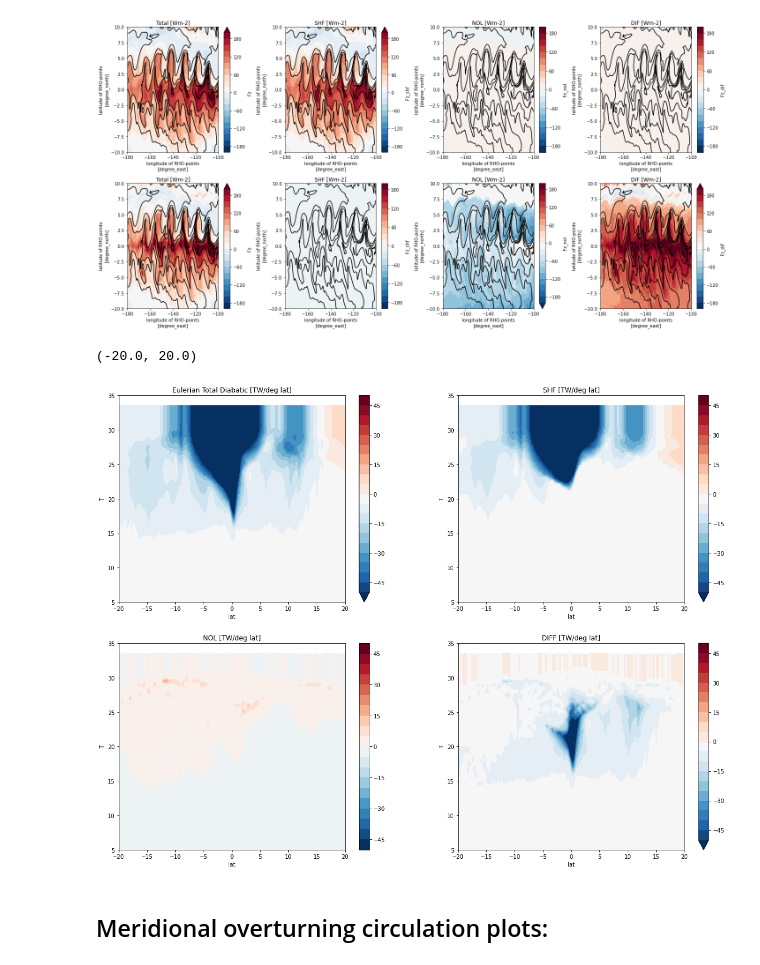
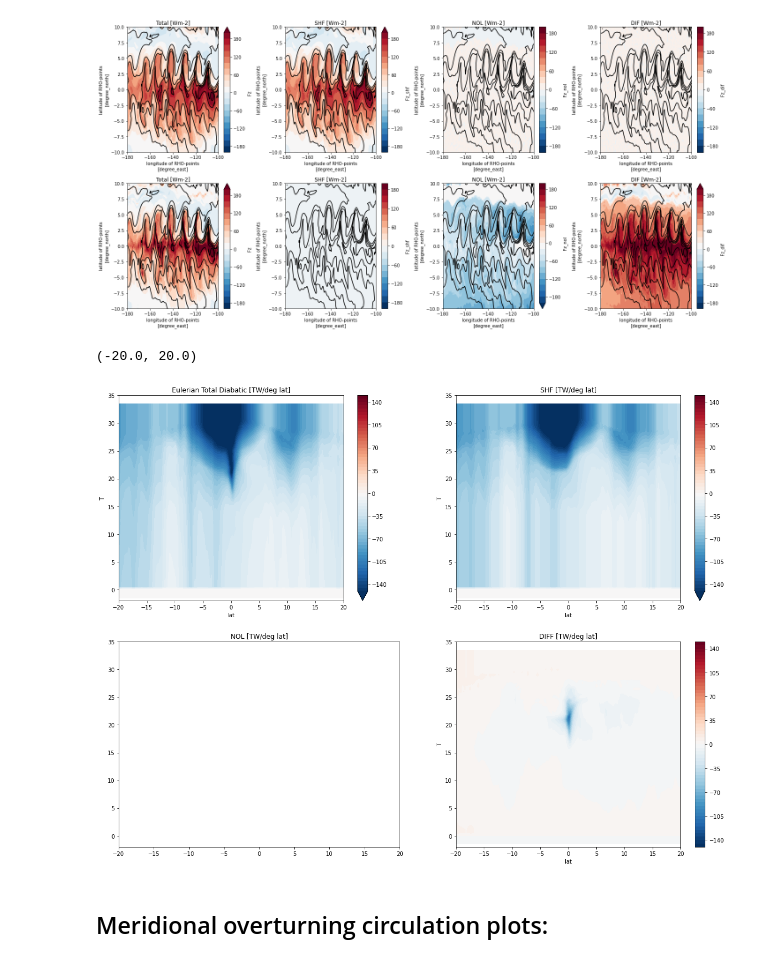
Before and after one commit to rmholmes/SAPEQ_ROMS_analysis, a Jupyter notebook: ROMS_Analysis.ipynb, the cells around one changed output. Cells and saved outputs as stored; diff of their text form; code cells hidden in the pictures.

```diff
--- a/ROMS_Analysis.ipynb
+++ b/ROMS_Analysis.ipynb
@@ -59,8 +59,8 @@ dT = 0.5
 tvec = np.arange(-2.,34.,dT)
 
 def add_zT(f):
-    f = f.assign_coords({'z_e':zvec}).assign_coords({'z':zvec[1:]})
-    f = f.assign_coords({'T_e':tvec}).assign_coords({'T':tvec[1:]})
+    f = f.assign_coords({'z_e':zvec}).assign_coords({'z':zvec[1:]}).assign_coords({'z_c':(zvec[1:]+zvec[:-1])/2.})
+    f = f.assign_coords({'T_e':tvec}).assign_coords({'T':tvec[1:]}).assign_coords({'T_c':(tvec[1:]+tvec[:-1])/2.})
     return(f)
 
 favg_mean = add_zT(favg_mean)
@@ -72,7 +72,11 @@ Cp = 3985.0
 rho0 = favg.rho0
 
 # Generate xgcm grid object:
-grid = Grid(favg_mean,coords={"xi":{"center":"xi_rho","inner":"xi_u"},"eta":{"center":"eta_rho","inner":"eta_v"},"s":{"center":"s_rho","outer":"s_w"},"z":{"outer":"z_e","right":"z"},"T":{"outer":"T_e","right":"T"}},periodic=False)
+grid = Grid(favg_mean,coords={"xi":{"center":"xi_rho","inner":"xi_u"},
+                              "eta":{"center":"eta_rho","inner":"eta_v"},
+                              "s":{"center":"s_rho","outer":"s_w"},
+                              "z":{"outer":"z_e","right":"z","center":"z_c"},
+                              "T":{"outer":"T_e","right":"T","center":"T_c"}},periodic=False)
 # %%
 ln1,ln2 = -180.,-100.
 lt1,lt2 = -6.,8.
@@ -225,9 +171,9 @@ fdia['HfDia_shf'] = VertDiffHeatFunction(favg,fdia.temp_vdiffSHF + fdia.temp_vdi
 # %%
-# Load calculations for a short 60-day period (should be representative):
-favg = favg.isel(ocean_time=slice(0,60))
-fdia = fdia.isel(ocean_time=slice(0,60))
+# Load calculations for a short period (should be representative):
+favg = favg.isel(ocean_time=slice(90,120))
+fdia = fdia.isel(ocean_time=slice(90,120))
 # %%
-favg_mean.PsiEul.load();
+#favg_mean.PsiEul.load();
 favg_mean.PsiLag.load();
-favg.PsiEul.load();
+#favg.PsiEul.load();
 favg.PsiLag.load();
@@ -385,40 +319,41 @@ plt.tight_layout()
 # Temperature coordinates plotting:
 plt.figure(figsize=(20,15))
 
-HfDia_mean = -fdia_mean.HfDia.mean('ocean_time')*favg.pn.mean('xi_rho')*110000./1.e12
+#HfDia_mean = -fdia_mean.HfDia.mean('ocean_time')*favg.pn.mean('xi_rho')*110000./1.e12
 HfDia_shf_mean = -fdia_mean.HfDia_shf.mean('ocean_time')*favg.pn.mean('xi_rho')*110000./1.e12
-HfDia_nol_mean = -fdia_mean.HfDia_nol.mean('ocean_time')*favg.pn.mean('xi_rho')*110000./1.e12
+#HfDia_nol_mean = -fdia_mean.HfDia_nol.mean('ocean_time')*favg.pn.mean('xi_rho')*110000./1.e12
 HfDia_dif_mean = -fdia_mean.HfDia_dif.mean('ocean_time')*favg.pn.mean('xi_rho')*110000./1.e12
+HfDia_mean = HfDia_shf_mean+HfDia_dif_mean
 
 xlims = [-20.,20.]
-ylimsT = [5.,35.]
-cbar_levels_Di = np.arange(-50.,55.,5.)
+ylimsT = [-2.,35.]
+cbar_levels_Di = np.arange(-150.,155.,5.)
 
 plt.subplot(2,2,1)
 HfDia_mean.plot.contourf(levels=cbar_levels_Di,cmap='RdBu_r',x='lat')
 plt.title('Eulerian Total Diabatic [TW/deg lat]')
 plt.ylim(ylimsT)
 plt.xlim(xlims)
 
 plt.subplot(2,2,2)
 HfDia_shf_mean.plot.contourf(levels=cbar_levels_Di,cmap='RdBu_r',x='lat')
 plt.title('SHF [TW/deg lat]')
 plt.ylim(ylimsT)
 plt.xlim(xlims)
 
 plt.subplot(2,2,3)
-HfDia_nol_mean.plot.contourf(levels=cbar_levels_Di,cmap='RdBu_r',x='lat')
+#HfDia_nol_mean.plot.contourf(levels=cbar_levels_Di,cmap='RdBu_r',x='lat')
 plt.title('NOL [TW/deg lat]')
 plt.ylim(ylimsT)
 plt.xlim(xlims)
 
 plt.subplot(2,2,4)
 HfDia_dif_mean.plot.contourf(levels=cbar_levels_Di,cmap='RdBu_r',x='lat')
 plt.title('DIFF [TW/deg lat]')
 plt.ylim(ylimsT)
 plt.xlim(xlims)
 # %% [output]
 (-20.0, 20.0)
-[figure, old version]
+[figure, new version]
 # %% [markdown]
 ## Meridional overturning circulation plots:
```
Also changed, not shown: parts of 24 cells of this notebook, 6 other files.
